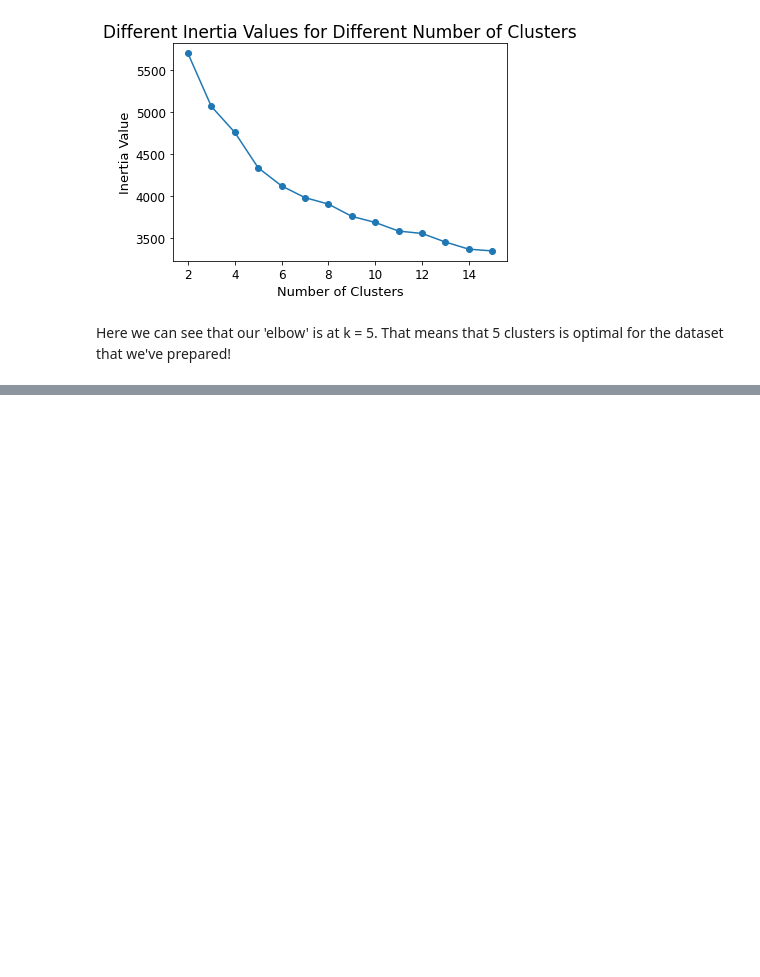
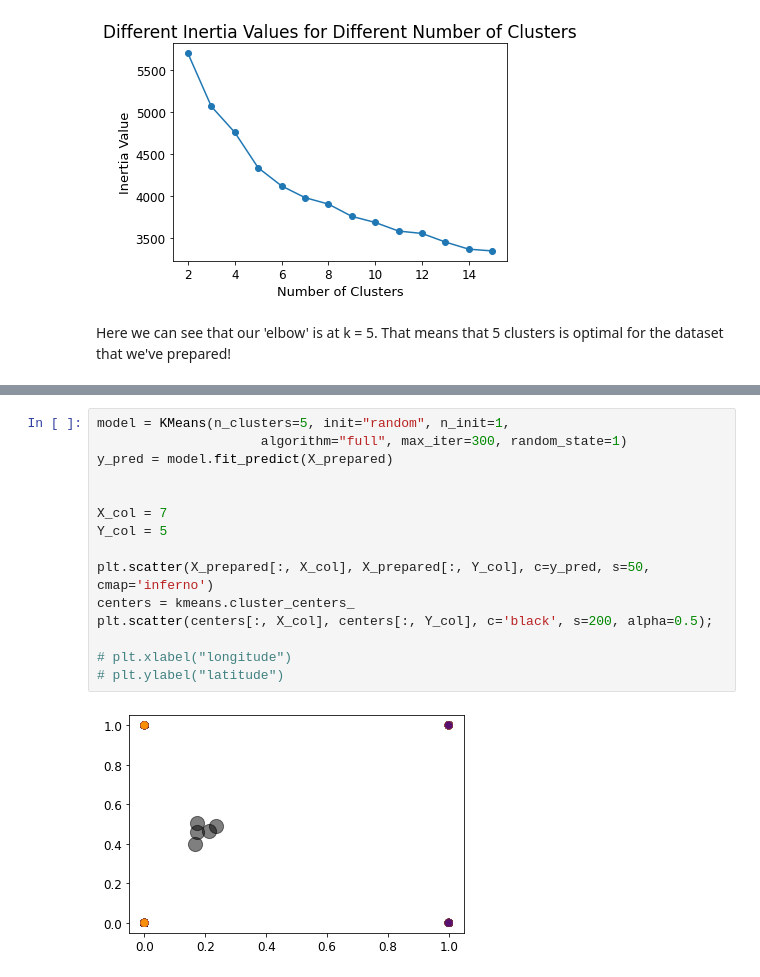
Before and after one commit to parulgo7/GHH22_EmployeeEmpowerment, a Jupyter notebook: GirlsHooCodeHackathonProject.ipynb, the cells around one changed output, grey strips where cells are left out. Drawn from its saved outputs; the diff is of its cells as text; blank space fills up the shorter version.

Commit message:
Created Graph code for K means plots

```diff
--- a/GirlsHooCodeHackathonProject.ipynb
+++ b/GirlsHooCodeHackathonProject.ipynb
@@ -282,0 +301,17 @@ Here we can see that our 'elbow' is at k = 5. That means that 5 clusters is opti
+# %%
+model = KMeans(n_clusters=5, init="random", n_init=1,
+                     algorithm="full", max_iter=300, random_state=1)
+y_pred = model.fit_predict(X_prepared)
+
+
+X_col = 7
+Y_col = 5
+
+plt.scatter(X_prepared[:, X_col], X_prepared[:, Y_col], c=y_pred, s=50, cmap='inferno')
+centers = kmeans.cluster_centers_
+plt.scatter(centers[:, X_col], centers[:, Y_col], c='black', s=200, alpha=0.5);
+
+# plt.xlabel("longitude")
+# plt.ylabel("latitude")
+# %% [output]
+[figure, added]
```
Also changed, not shown: parts of 3 cells of this notebook.
